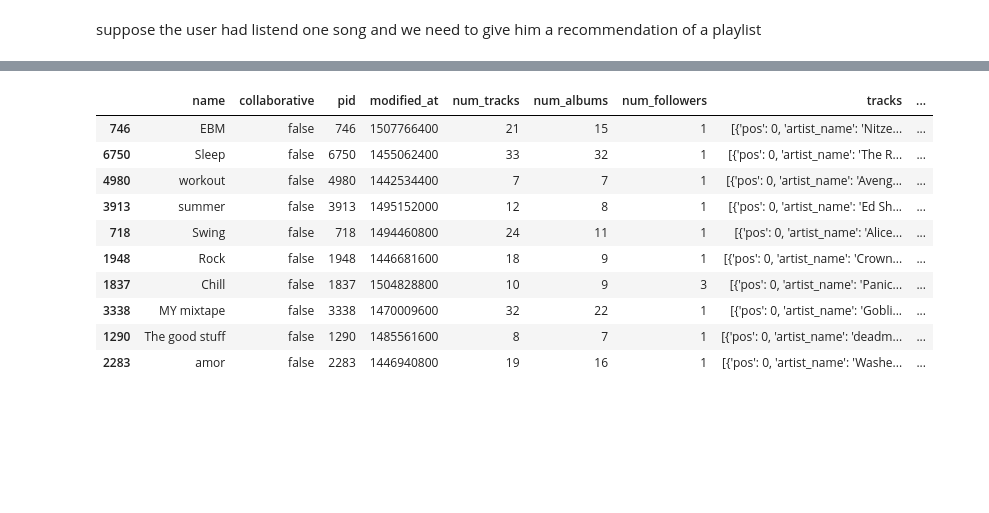
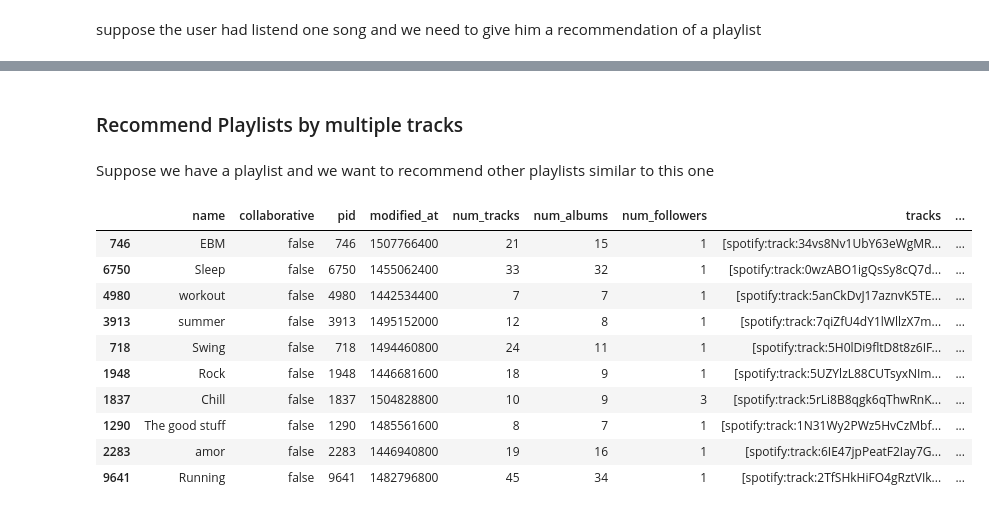
Before and after one commit to bobmst/DSCI631-project-spotify-recommendation, a Jupyter notebook: models/content-based.ipynb, the cells around one changed output, grey strips where cells are left out. Saved outputs shown, nothing was run; the diff lists cells and outputs as text; code cells hidden in the pictures; blank space fills up the shorter version.

```diff
--- a/models/content-based.ipynb
+++ b/models/content-based.ipynb
@@ -72,6 +39,0 @@ get_sigle_playlist_file("../data/"+f_name)
-# %%
-ls_df_playlists = []
-for f_name in tqdm(files):
-    ls_df_playlists.append(get_sigle_playlist_file("../data/"+f_name))
-df_playlists = pd.concat(ls_df_playlists, ignore_index=True)
-df_playlists
@@ -116,0 +40,4 @@ def get_track_id_in_playlist(playlist):
+# %%
+with open("../data/train_playlist.pkl","rb") as f:
+    df_playlists_train = pd.read_pickle(f)
+df_playlists_train
@@ -150,6 +98,3 @@ def get_features_summary(x):
     temp = df_track_info_complete.loc[x['tracks'],:].mean(axis=0)
     # temp['id'] = x['pid']
     return temp
-# %%
-df_playlists_scores = df_playlists_songs.apply(get_features,axis=1)
-df_playlists_scores
@@ -169,0 +101,3 @@ df_playlists_scores
+# %%
+df_playlists_scores_train = df_playlists_train.apply(get_features_summary,axis=1)
+df_playlists_scores_train
@@ -228,16 +191,20 @@ recommend_playlist_by_feature(df_playlists_scores,one_song,df_playlists)
+# %% [markdown]
+### Recommend Playlists by multiple tracks
+# %% [markdown]
+Suppose we have a playlist and we want to recommend other playlists similar to this one
 # %%
 mimic_play_list = df_track_info_complete.iloc[[10,30,55],:]
 # %%
-recommend_playlist_by_feature(df_playlists_scores,mimic_play_list.mean(axis=0),df_playlists)
+recommend_playlist_by_feature(df_playlists_scores_train,mimic_play_list.mean(axis=0),df_playlists_train)
 # %% [output]
 |  | name | collaborative | pid | modified_at | num_tracks | num_albums | num_followers | tracks | ... |
-| 746 | EBM | false | 746 | 1507766400 | 21 | 15 | 1 | [{'pos': 0, 'artist_name': 'Nitze... | ... |
-| 6750 | Sleep | false | 6750 | 1455062400 | 33 | 32 | 1 | [{'pos': 0, 'artist_name': 'The R... | ... |
-| 4980 | workout | false | 4980 | 1442534400 | 7 | 7 | 1 | [{'pos': 0, 'artist_name': 'Aveng... | ... |
-| 3913 | summer | false | 3913 | 1495152000 | 12 | 8 | 1 | [{'pos': 0, 'artist_name': 'Ed Sh... | ... |
-| 718 | Swing | false | 718 | 1494460800 | 24 | 11 | 1 | [{'pos': 0, 'artist_name': 'Alice... | ... |
-| 1948 | Rock | false | 1948 | 1446681600 | 18 | 9 | 1 | [{'pos': 0, 'artist_name': 'Crown... | ... |
-| 1837 | Chill | false | 1837 | 1504828800 | 10 | 9 | 3 | [{'pos': 0, 'artist_name': 'Panic... | ... |
-| 3338 | MY mixtape | false | 3338 | 1470009600 | 32 | 22 | 1 | [{'pos': 0, 'artist_name': 'Gobli... | ... |
-| 1290 | The good stuff | false | 1290 | 1485561600 | 8 | 7 | 1 | [{'pos': 0, 'artist_name': 'deadm... | ... |
-| 2283 | amor | false | 2283 | 1446940800 | 19 | 16 | 1 | [{'pos': 0, 'artist_name': 'Washe... | ... |
+| 746 | EBM | false | 746 | 1507766400 | 21 | 15 | 1 | [spotify:track:34vs8Nv1UbY63eWgMR... | ... |
+| 6750 | Sleep | false | 6750 | 1455062400 | 33 | 32 | 1 | [spotify:track:0wzABO1igQsSy8cQ7d... | ... |
+| 4980 | workout | false | 4980 | 1442534400 | 7 | 7 | 1 | [spotify:track:5anCkDvJ17aznvK5TE... | ... |
+| 3913 | summer | false | 3913 | 1495152000 | 12 | 8 | 1 | [spotify:track:7qiZfU4dY1lWllzX7m... | ... |
+| 718 | Swing | false | 718 | 1494460800 | 24 | 11 | 1 | [spotify:track:5H0lDi9fltD8t8z6IF... | ... |
+| 1948 | Rock | false | 1948 | 1446681600 | 18 | 9 | 1 | [spotify:track:5UZYlzL88CUTsyxNIm... | ... |
+| 1837 | Chill | false | 1837 | 1504828800 | 10 | 9 | 3 | [spotify:track:5rLi8B8qgk6qThwRnK... | ... |
+| 1290 | The good stuff | false | 1290 | 1485561600 | 8 | 7 | 1 | [spotify:track:1N31Wy2PWz5HvCzMbf... | ... |
+| 2283 | amor | false | 2283 | 1446940800 | 19 | 16 | 1 | [spotify:track:6IE47jpPeatF2Iay7G... | ... |
+| 9641 | Running | false | 9641 | 1482796800 | 45 | 34 | 1 | [spotify:track:2TfSHkHiFO4gRztVIk... | ... |
```
Also changed, not shown: parts of 32 cells of this notebook, 4 other files.
